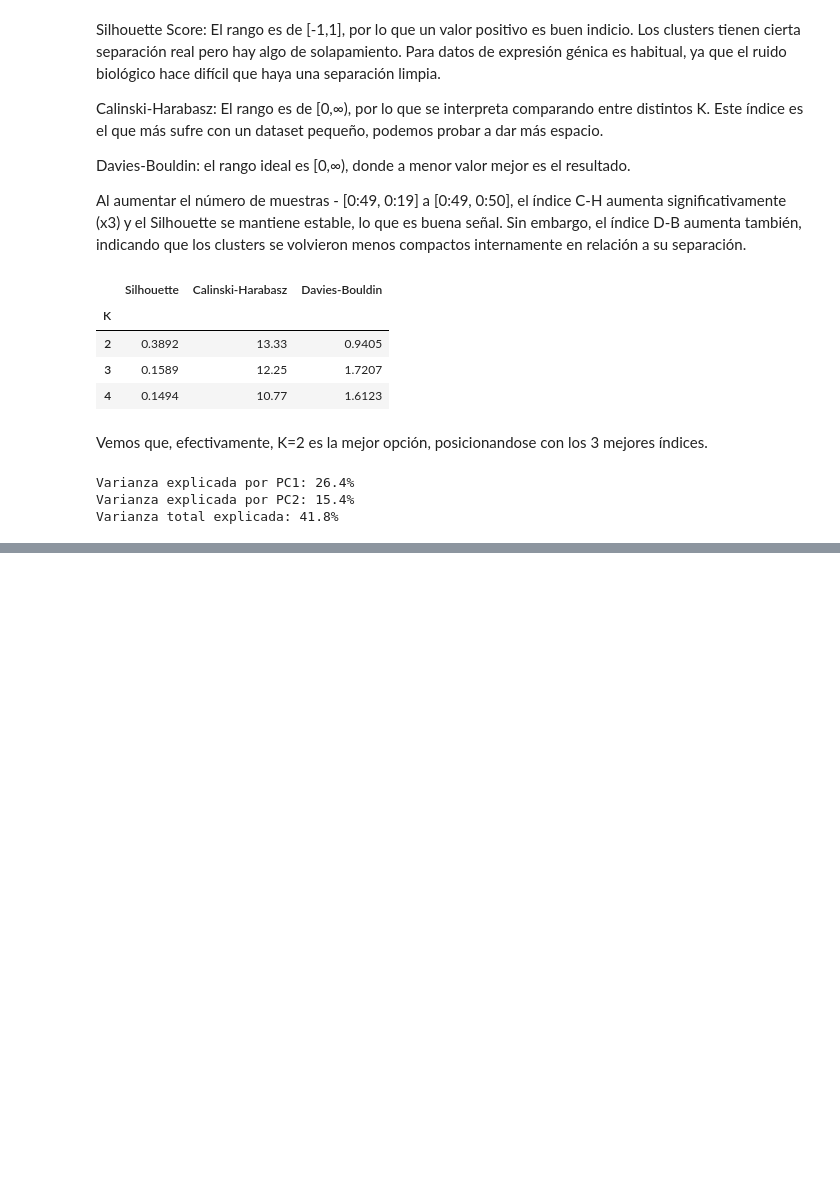
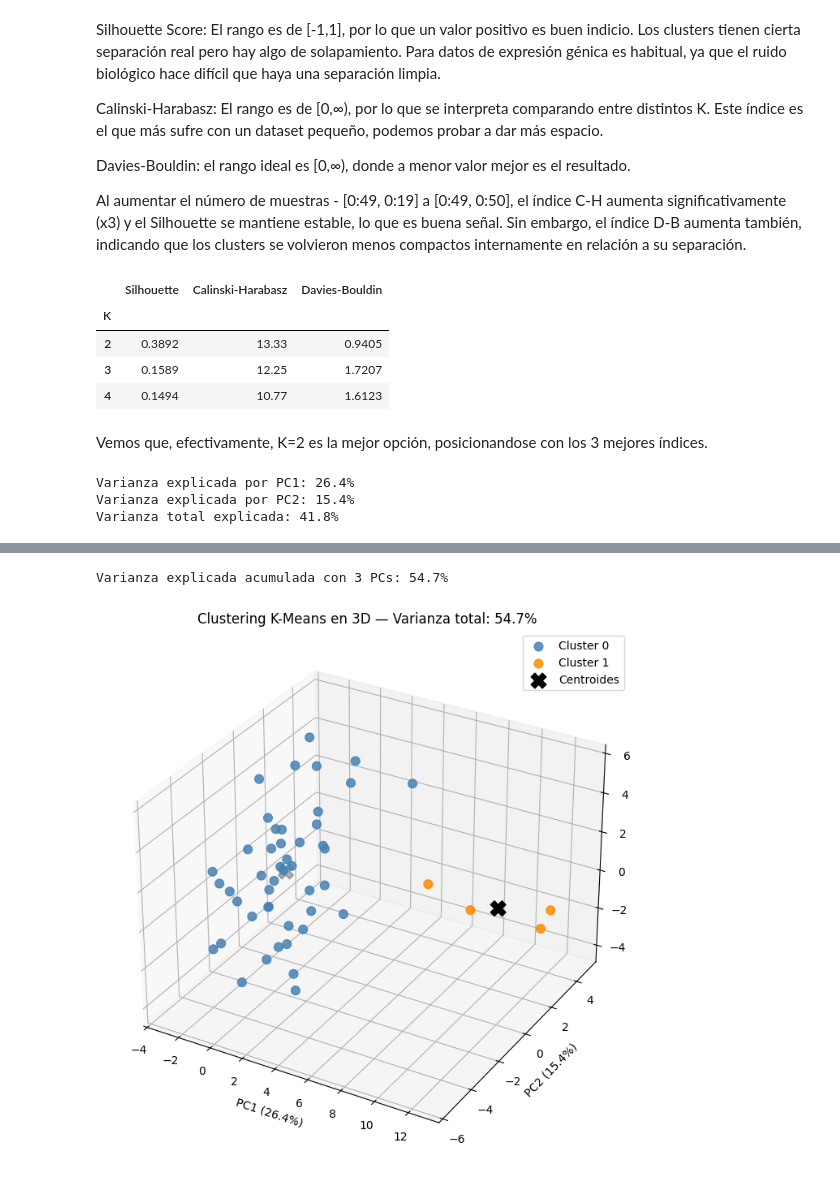
Before and after one commit to EnriGF/Proyecto_ML, a Jupyter notebook: k_medias.ipynb, the cells around one changed output, grey strips where cells are left out. Saved outputs shown, nothing was run; the diff lists cells and outputs as text; code cells hidden in the pictures; blank space fills up the shorter version.

```diff
--- a/k_medias.ipynb
+++ b/k_medias.ipynb
@@ -189,0 +237,43 @@ Varianza total explicada: 41.8%
+# %%
+#Visualizaación PCA con clusters
+from mpl_toolkits.mplot3d import Axes3D
+
+pca3 = PCA(n_components=3)
+datos_pca3 = pca3.fit_transform(datos_scaled)
+var3 = pca3.explained_variance_ratio_
+
+print(f"Varianza explicada acumulada con 3 PCs: {sum(var3)*100:.1f}%")
+
+fig = plt.figure(figsize=(10, 7))
+ax = fig.add_subplot(111, projection='3d')
+
+for i in range(2):
+    mask = cluster_predict == i
+    ax.scatter(
+        datos_pca3[mask, 0],
+        datos_pca3[mask, 1],
+        datos_pca3[mask, 2],
+        c=colores[i],
+        label=etiquetas[i],
+        s=60, alpha=0.85
+    )
+
+# Centroides en 3D
+centroides_pca3 = pca3.transform(k_means_final.cluster_centers_)
+ax.scatter(
+    centroides_pca3[:, 0],
+    centroides_pca3[:, 1],
+    centroides_pca3[:, 2],
+    c='black', marker='X', s=180, zorder=5, label='Centroides'
+)
+
+ax.set_xlabel(f'PC1 ({var3[0]*100:.1f}%)')
+ax.set_ylabel(f'PC2 ({var3[1]*100:.1f}%)')
+ax.set_zlabel(f'PC3 ({var3[2]*100:.1f}%)')
+ax.set_title(f'Clustering K-Means en 3D — Varianza total: {sum(var3)*100:.1f}%')
+ax.legend()
+plt.tight_layout()
+plt.show()
+# %% [output]
+Varianza explicada acumulada con 3 PCs: 54.7%
+[figure, added]
```
Also changed, not shown: parts of 3 cells of this notebook.
